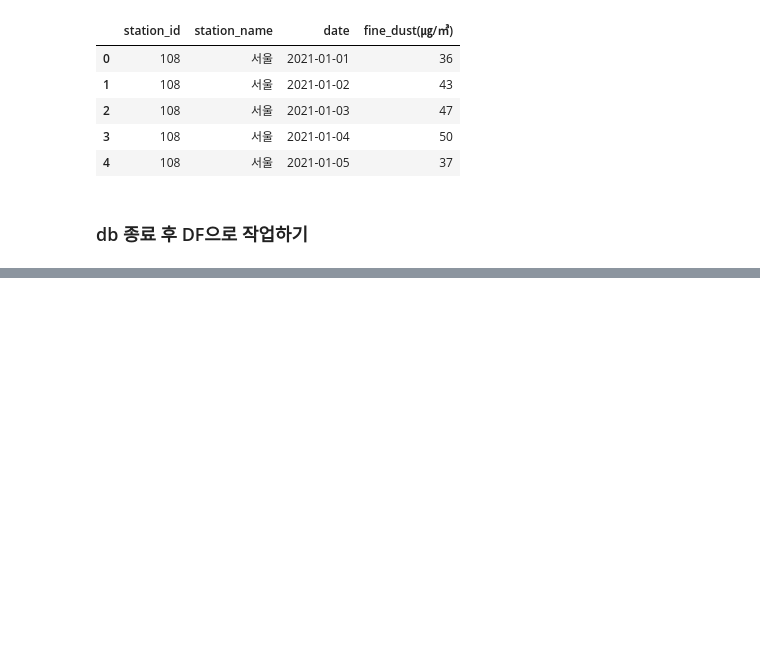
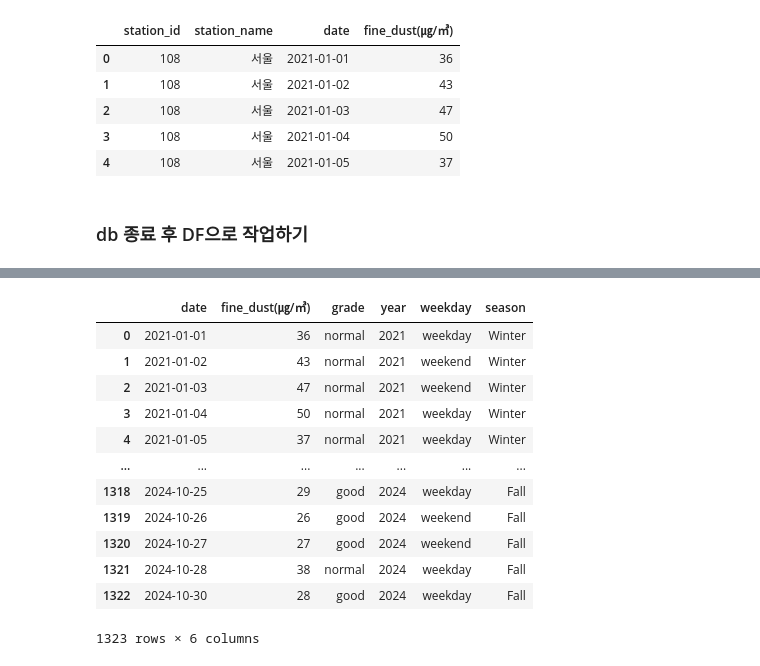
Before and after one commit to mini-project-y/1st_mini_project, a Jupyter notebook: Yuri/p_db_fd.ipynb, the cells around one changed output, grey strips where cells are left out. Saved outputs shown, nothing was run; the diff lists cells and outputs as text; code cells hidden in the pictures; blank space fills up the shorter version.

```diff
--- a/Yuri/p_db_fd.ipynb
+++ b/Yuri/p_db_fd.ipynb
@@ -80,0 +140,13 @@ fine_dust_df
+# %%
+# 계절 구분하기 (봄: 3~5, 여름: 6~8, 가을: 9~11, 겨울: 12~2)
+def get_season(month):
+    if month in [3, 4, 5]:
+        return 'Spring'
+    elif month in [6, 7, 8]:
+        return 'Summer'
+    elif month in [9, 10, 11]:
+        return 'Fall'
+    else:
+        return 'Winter'
+
+fine_dust['season'] = fine_dust['date'].dt.month.apply(get_season)
@@ -80,0 +168,16 @@ fine_dust_df
+# %%
+fine_dust
+# %% [output]
+|  | date | fine_dust(㎍/㎥) | grade | year | weekday | season |
+| 0 | 2021-01-01 | 36 | normal | 2021 | weekday | Winter |
+| 1 | 2021-01-02 | 43 | normal | 2021 | weekend | Winter |
+| 2 | 2021-01-03 | 47 | normal | 2021 | weekend | Winter |
+| 3 | 2021-01-04 | 50 | normal | 2021 | weekday | Winter |
+| 4 | 2021-01-05 | 37 | normal | 2021 | weekday | Winter |
+| ... | ... | ... | ... | ... | ... | ... |
+| 1318 | 2024-10-25 | 29 | good | 2024 | weekday | Fall |
+| 1319 | 2024-10-26 | 26 | good | 2024 | weekend | Fall |
+| 1320 | 2024-10-27 | 27 | good | 2024 | weekend | Fall |
+| 1321 | 2024-10-28 | 38 | normal | 2024 | weekday | Fall |
+| 1322 | 2024-10-30 | 28 | good | 2024 | weekday | Fall |
+1323 rows × 6 columns
```
Also changed, not shown: parts of 12 cells of this notebook.
